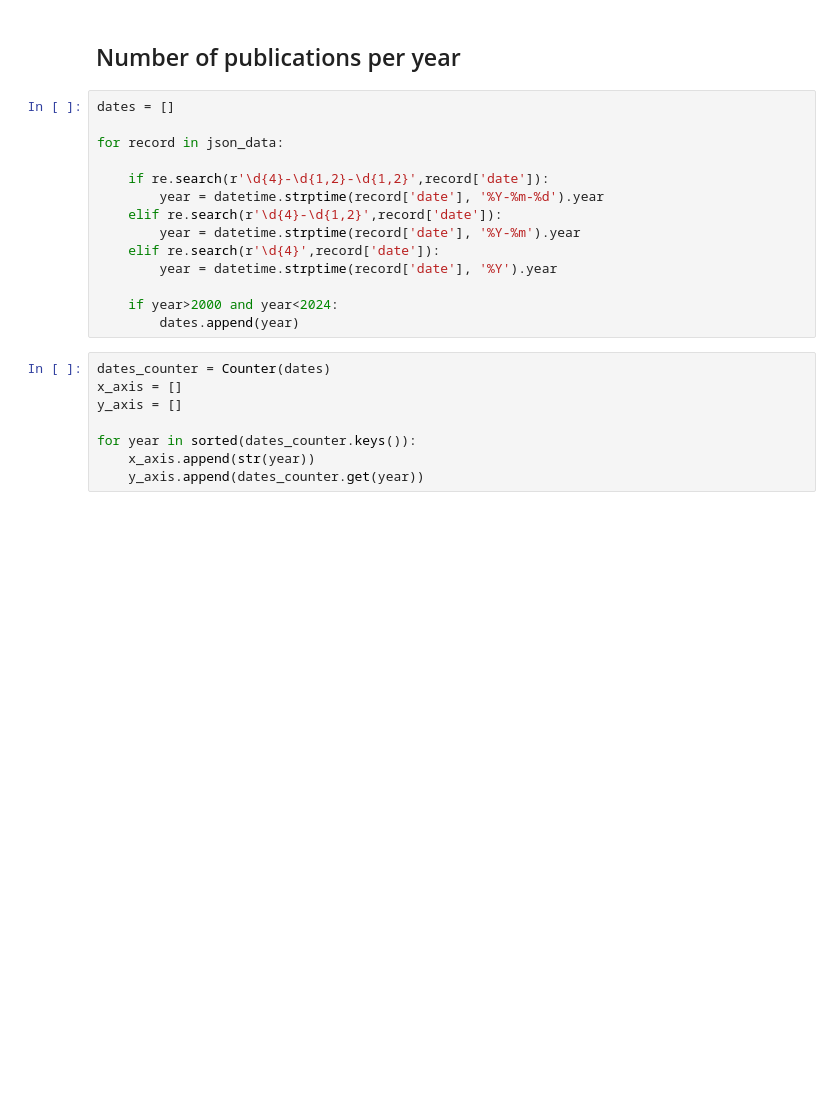
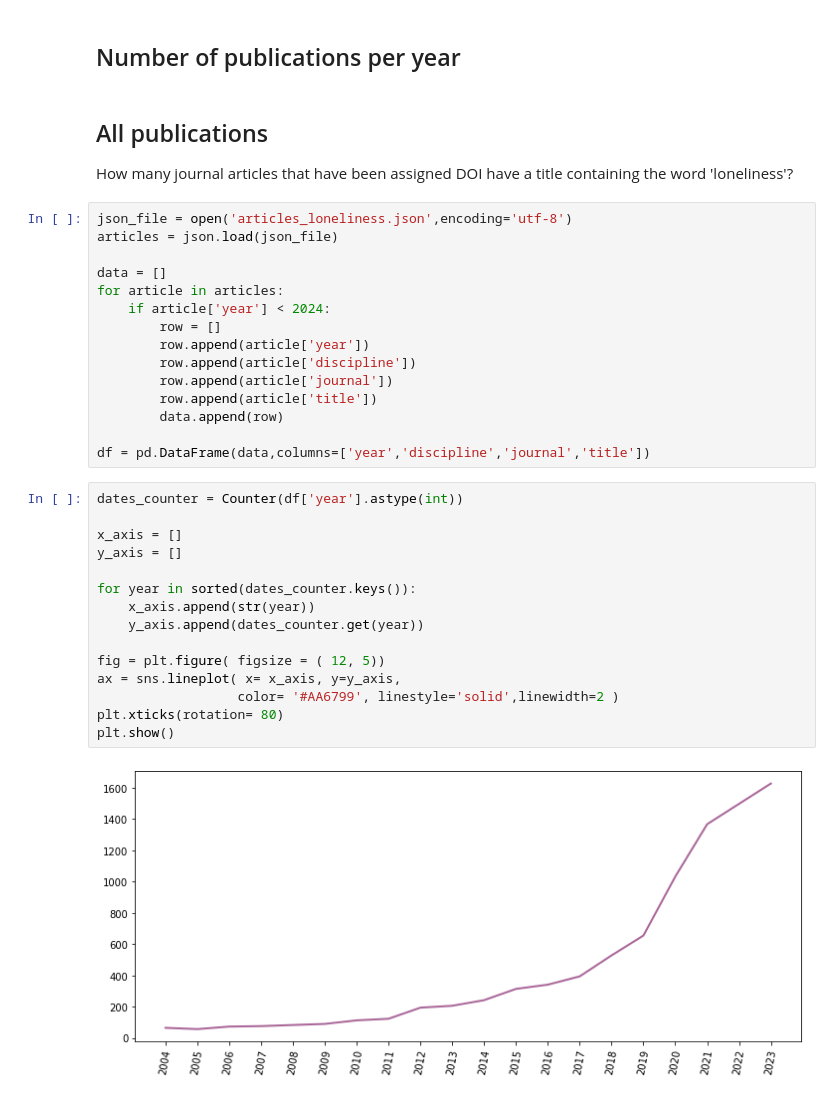
Before and after one commit to peterverhaar/textmining_with_python, a Jupyter notebook: _sources/De-tabooing_loneliness.ipynb, the cells around one changed output. Drawn from its saved outputs; the diff is of its cells as text; blank space fills up the shorter version.

```diff
--- a/_sources/De-tabooing_loneliness.ipynb
+++ b/_sources/De-tabooing_loneliness.ipynb
@@ -21,24 +218,38 @@ The file contains metadata about 9091 publications.
 # %% [markdown]
 ## Number of publications per year
-# %%
-dates = []
-
-for record in json_data:
-
-    if re.search(r'\d{4}-\d{1,2}-\d{1,2}',record['date']):
-        year = datetime.strptime(record['date'], '%Y-%m-%d').year
-    elif re.search(r'\d{4}-\d{1,2}',record['date']):
-        year = datetime.strptime(record['date'], '%Y-%m').year
-    elif re.search(r'\d{4}',record['date']):
-        year = datetime.strptime(record['date'], '%Y').year
-
-    if year>2000 and year<2024:
-        dates.append(year)
+# %% [markdown]
+## All publications
+
+How many journal articles that have been assigned DOI have a title containing the word 'loneliness'?
+# %%
+json_file = open('articles_loneliness.json',encoding='utf-8')
+articles = json.load(json_file)
+
+data = []
+for article in articles:
+    if article['year'] < 2024:
+        row = []
+        row.append(article['year'])
+        row.append(article['discipline'])
+        row.append(article['journal'])
+        row.append(article['title'])
+        data.append(row)
+
+df = pd.DataFrame(data,columns=['year','discipline','journal','title'])
 # %%
-dates_counter = Counter(dates)
+dates_counter = Counter(df['year'].astype(int))
+
 x_axis = []
 y_axis = []
 
 for year in sorted(dates_counter.keys()):
     x_axis.append(str(year))
     y_axis.append(dates_counter.get(year))
+
+fig = plt.figure( figsize = ( 12, 5))
+ax = sns.lineplot( x= x_axis, y=y_axis,
+                  color= '#AA6799', linestyle='solid',linewidth=2 )
+plt.xticks(rotation= 80)
+plt.show()
+# %% [output]
+[figure, added]
```
Also changed, not shown: parts of 35 cells of this notebook, 37 other files.
